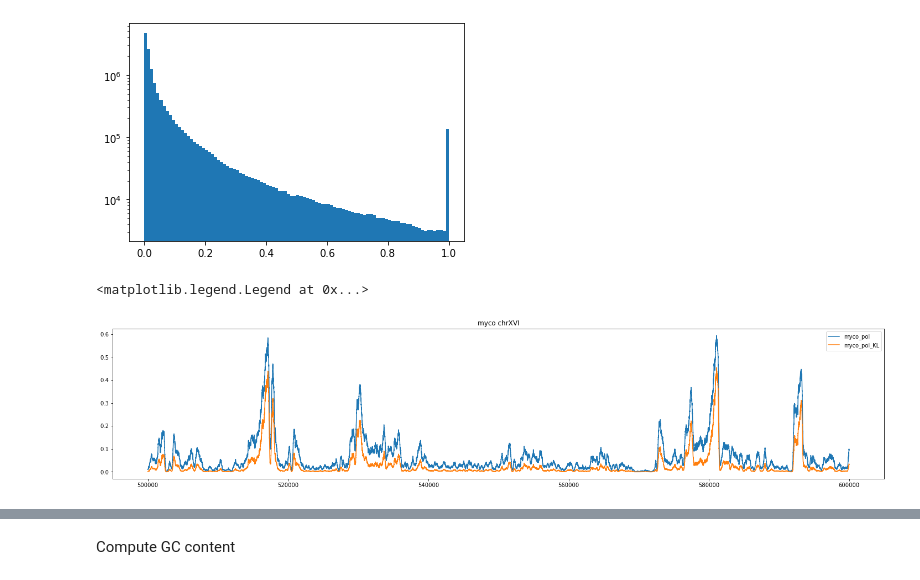
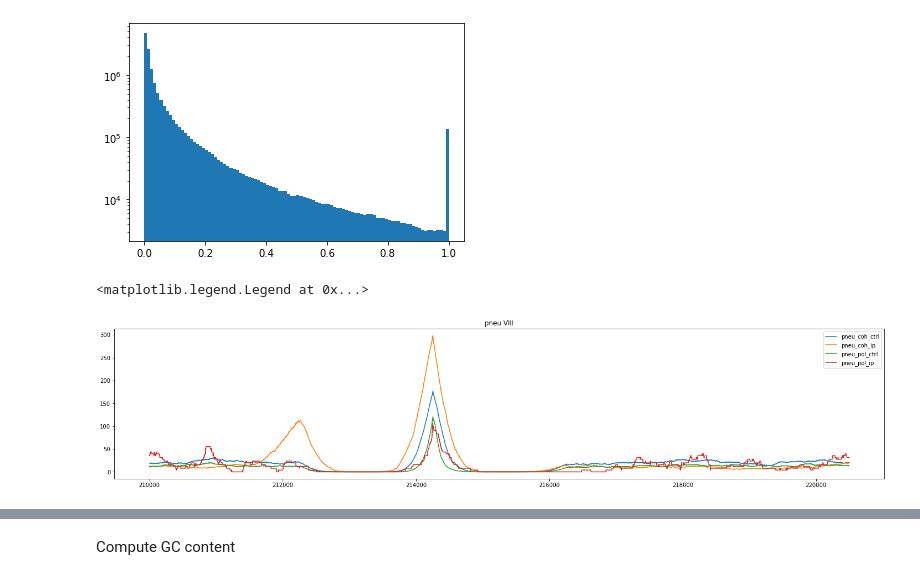
Before and after one commit to Alexwestbrook/mnhn-internship_DeepCNN_ChIP-seq, a Jupyter notebook: Exogenous_yeast.ipynb, the cells around one changed output, grey strips where cells are left out. Saved outputs shown, nothing was run; the diff lists cells and outputs as text; code cells hidden in the pictures.

```diff
--- a/Exogenous_yeast.ipynb
+++ b/Exogenous_yeast.ipynb
@@ -74,22 +177,34 @@ plt.show()
 [figure]
 [figure]
 # %%
-strand = 'myco' # 'pneu' #
-chr_id = 'XVI'
-start = 500_000
-stop = start + 100_000
+strand = 'pneu' # 'myco' #
+chr_id = 'VIII'
+start = 210_000
+stop = 220_500 # start + 100_000
 
 fig, ax = plt.subplots(1, 1, figsize=(25, 5), facecolor='w')
 if strand == 'myco' and chr_id != 'Mmmyco':
     chr_id = 'chr' + chr_id
 stop = min(stop, lens[strand][chr_id])
 
 plt.title(f'{strand} {chr_id}')
 # ax.plot(np.arange(start, stop), pneu_coh_KL[chr_id][start:stop], label='pneu_coh')
 # ax.plot(np.arange(start, stop), pneu_coh[chr_id][start:stop], label='pneu_coh')
-ax.plot(np.arange(start, stop), myco_pol[chr_id][start:stop], label='myco_pol')
-ax.plot(np.arange(start, stop), myco_pol_KL[chr_id][start:stop], label='myco_pol_KL')
-plt.legend()
+# ax.plot(np.arange(start, stop), myco_pol[chr_id][start:stop], label='myco_pol')
+# ax.plot(np.arange(start, stop), myco_pol_KL[chr_id][start:stop], label='myco_pol_KL')
+
+# ax.plot(np.arange(start, stop), mnase_myco[chr_id][start:stop], label='mnase_myco')
+
+# ax.plot(np.arange(start, stop), mnase_pneumo[chr_id][start:stop], label='mnase_pneumo')
+
+# ax.plot(np.arange(start, stop), scc1_pneumo[chr_id][start:stop], label='scc1_pneumo')
+# ax.set_ylim(bottom=-0.2)
+# ax2 = ax.twinx()
+# ax2.plot(np.arange(start, stop), pneu_coh_ip[chr_id][start:stop] * np.log2(1 + pneu_coh_ip[chr_id][start:stop] / pneu_coh_ctrl[chr_id][start:stop]), label='pneu_coh_ip')
+# ax3 = ax.twinx()
+# ax2.plot(np.arange(start, stop), pneu_coh_ip[chr_id][start:stop] * np.log(1 + pneu_coh_ip[chr_id][start:stop] / pneu_coh_ctrl[chr_id][start:stop]), label='pneu_coh_ip', alpha=0.5, color=colors[1])
+# ax3.plot(np.arange(start, stop), pneu_coh_KL[chr_id][start:stop], label='pneu_coh_KL', color='k', alpha=0.5)
+ax.legend()
 # %% [output]
 <matplotlib.legend.Legend at 0x...>
-[figure, old version]
+[figure, new version]
```
Also changed, not shown: parts of 11 cells of this notebook, 2 other files.
